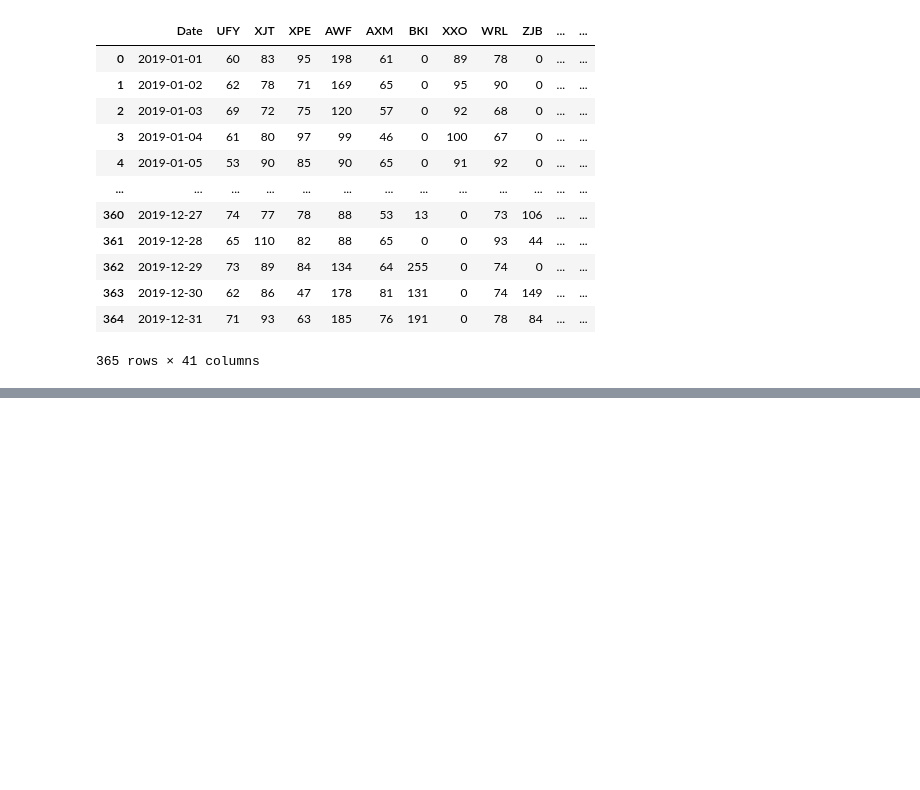
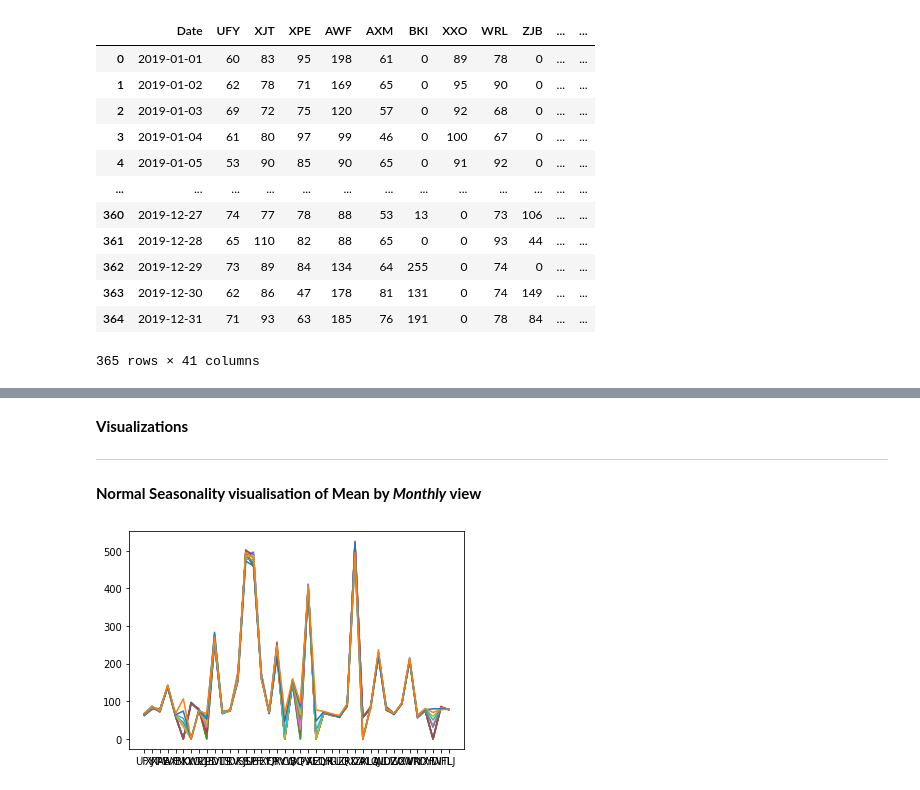
Before and after one commit to zakirhossen23/Project-Data-Visualisation, a Jupyter notebook: colab.ipynb, the cells around one changed output, grey strips where cells are left out. Cells and saved outputs as stored; diff of their text form; code cells hidden in the pictures; blank space fills up the shorter version.

```diff
--- a/colab.ipynb
+++ b/colab.ipynb
@@ -5,11 +10,12 @@ DataFrame 1 for daily visitor data
 # %%
 import pandas as pd
+from matplotlib.patches import Patch
 
-data=pd.read_csv("https://raw.githubusercontent.com/ChrisWalshaw/DataViz/master/Data/001145733/VenueDailyVisitors.csv")
+visitordata=pd.read_csv("https://raw.githubusercontent.com/ChrisWalshaw/DataViz/master/Data/001145733/VenueDailyVisitors.csv")
 
-df=pd.DataFrame(data)
+df=pd.DataFrame(visitordata)
 
-df #print the dataframe
+df
 # %% [output]
 |  | Date | UFY | XJT | XPE | AWF | AXM | BKI | XXO | WRL | ZJB | ... | ... |
 | 0 | 2019-01-01 | 60 | 83 | 95 | 198 | 61 | 0 | 89 | 78 | 0 | ... | ... |
@@ -26,0 +42,6 @@ df #print the dataframe
+# %%
+df.index = pd.to_datetime(df['Date'])
+df = df.resample('M').mean()
+df = (df.set_index(df.index)
+         .rename_axis("").T)
+df
@@ -26,0 +66,13 @@ df #print the dataframe
+# %% [markdown]
+ **Visualizations**
+
+---
+# %% [markdown]
+**Normal Seasonality visualisation of Mean by *Monthly* view**
+# %%
+import matplotlib.pyplot as plt
+plt.figure()
+plt.plot(df)
+plt.show()
+# %% [output]
+[figure, added]
```
Also changed, not shown: parts of 15 cells of this notebook.
